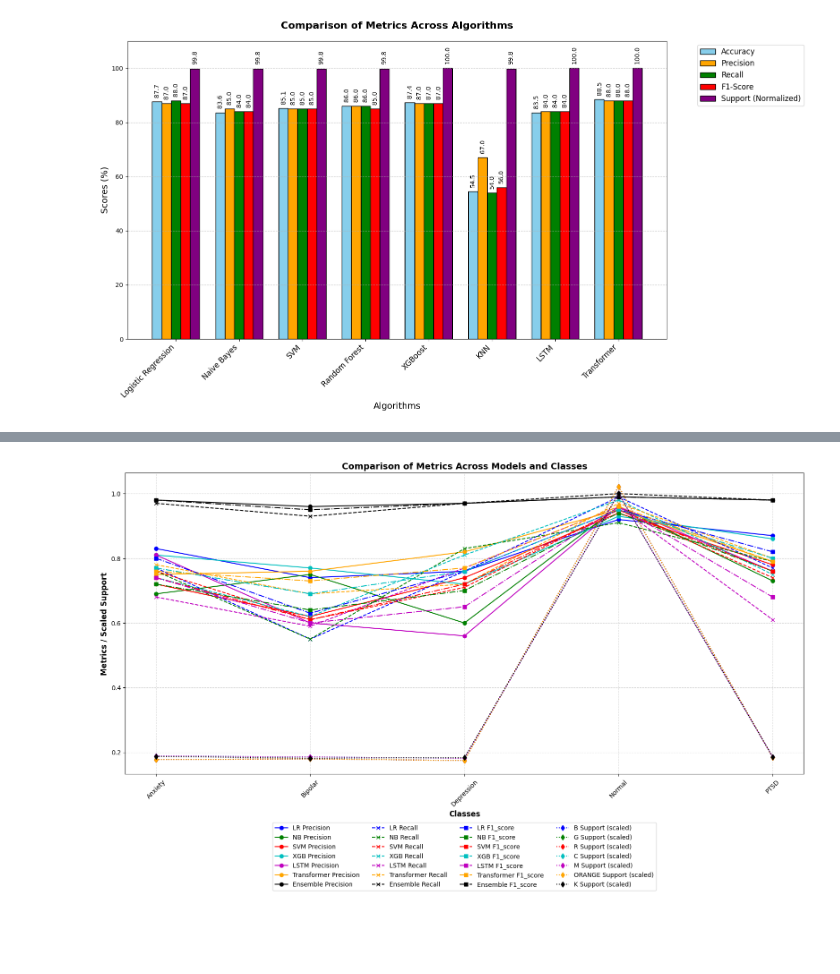
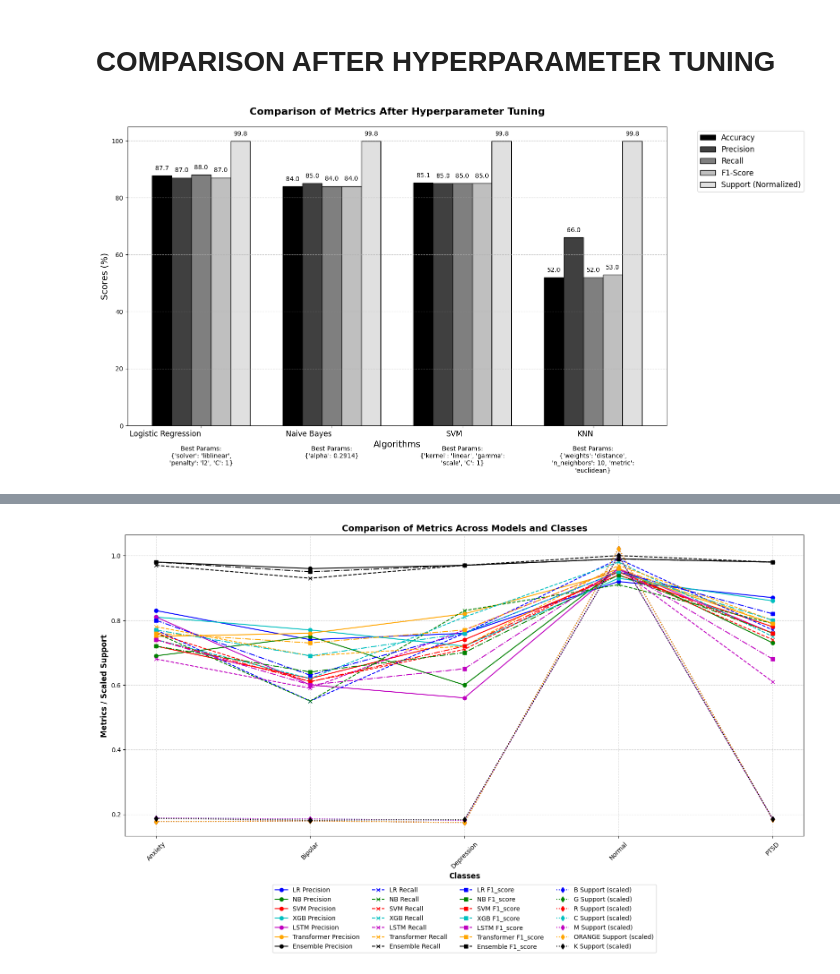
Before and after one commit to arkapg211002/MAFSMBMDDPWI-FYP-2025, a Jupyter notebook: D03 Model Training and Evaluation/Result Comparison Graph.ipynb, the cells around one changed output, grey strips where cells are left out. Saved outputs shown, nothing was run; the diff lists cells and outputs as text; code cells hidden in the pictures; blank space fills up the shorter version.

```diff
--- a/D03 Model Training and Evaluation/Result Comparison Graph.ipynb
+++ b/D03 Model Training and Evaluation/Result Comparison Graph.ipynb
@@ -106,14 +62,25 @@ plt.show()
+# %% [markdown]
+# COMPARISON AFTER HYPERPARAMETER TUNING
 # %%
 import numpy as np
 import matplotlib.pyplot as plt
+import textwrap
 
-# Data
-algorithms = ['Logistic Regression', 'Naive Bayes', 'SVM', 'Random Forest', 'XGBoost', 'KNN', 'LSTM', 'Transformer']
-accuracy = [87.66, 83.63, 85.13, 86.00, 87.39, 54.46, 83.55, 88.5]
-precision = [87.0, 85.0, 85.0, 86.0, 87.0, 67.0, 84.0, 88.0]
-recall = [88.0, 84.0, 85.0, 86.0, 87.0, 54.0, 84.0, 88.0]
-f1_score = [87.0, 84.0, 85.0, 85.0, 87.0, 56.0, 84.0, 88.0]
-support = [99.81, 99.81, 99.81, 99.81, 100.0, 99.81, 100.0, 100.0]
+# Data for algorithms after hyperparameter tuning
+algorithms = ['Logistic Regression', 'Naive Bayes', 'SVM', 'KNN']
+accuracy = [87.72, 83.95, 85.13, 52.03]  # From accuracy values
+precision = [87.0, 85.0, 85.0, 66.0]  # Weighted avg precision
+recall = [88.0, 84.0, 85.0, 52.0]  # Weighted avg recall
+f1_score = [87.0, 84.0, 85.0, 53.0]  # Weighted avg F1
+support = [99.81, 99.81, 99.81, 99.81]  # Total support (normalized)
+
+# Best hyperparameters for each algorithm
+best_params = [
+    "{'solver': 'liblinear', 'penalty': 'l2', 'C': 1}",  # Logistic Regression
+    "{'alpha': 0.2914}",  # Naive Bayes
+    "{'kernel': 'linear', 'gamma': 'scale', 'C': 1}",  # SVM
+    "{'weights': 'distance', 'n_neighbors': 10, 'metric': 'euclidean}"  # KNN
+]
 
 # Bar width
 width = 0.15
@@ -125,44 +92,55 @@ x = np.arange(len(algorithms))
 plt.figure(figsize=(16, 9))  # Increased size for clarity
 
 # Plot bars with distinct offsets
-plt.bar(x - 2*width, accuracy, width, label='Accuracy', color='skyblue', edgecolor='black')
-plt.bar(x - width, precision, width, label='Precision', color='orange', edgecolor='black')
-plt.bar(x, recall, width, label='Recall', color='green', edgecolor='black')
-plt.bar(x + width, f1_score, width, label='F1-Score', color='red', edgecolor='black')
-plt.bar(x + 2*width, support, width, label='Support (Normalized)', color='purple', edgecolor='black')
+plt.bar(x - 2*width, accuracy, width, label='Accuracy', color=gray_shades[0], edgecolor='black')
+plt.bar(x - width, precision, width, label='Precision', color=gray_shades[1], edgecolor='black')
+plt.bar(x, recall, width, label='Recall', color=gray_shades[2], edgecolor='black')
+plt.bar(x + width, f1_score, width, label='F1-Score', color=gray_shades[3], edgecolor='black')
+plt.bar(x + 2*width, support, width, label='Support (Normalized)', color=gray_shades[4], edgecolor='black')
 
 # Titles and labels
-plt.title('Comparison of Metrics Across Algorithms', fontsize=16, weight='bold', pad=20)
+plt.title('Comparison of Metrics After Hyperparameter Tuning', fontsize=16, weight='bold', pad=20)
 plt.ylabel('Scores (%)', fontsize=14)
 plt.xlabel('Algorithms', fontsize=14)
 plt.xticks(x, algorithms, rotation=45, ha="right", fontsize=12)
 
 # Add grid for better readability
 plt.grid(axis='y', linestyle='--', alpha=0.7)
 
 # Add legend outside the plot
 plt.legend(fontsize=12, loc='upper left', bbox_to_anchor=(1.05, 1))
 
 # Add values on top of the bars
 def add_labels(values, positions, offset, color):
     for i, v in enumerate(values):
-        plt.text(
-            positions[i] + offset, v + 1.5, f"{v:.1f}",
-            ha='center', va='bottom', fontsize=10, color=color, rotation=90
-        )
+        plt.text(positions[i] + offset, v + 1.5, f"{v:.1f}", ha='center', va='bottom', fontsize=10, color=color)
 
 add_labels(accuracy, x, -2*width, 'black')
 add_labels(precision, x, -width, 'black')
 add_labels(recall, x, 0, 'black')
 add_labels(f1_score, x, width, 'black')
 add_labels(support, x, 2*width, 'black')
 
+# Function to wrap the best hyperparameters text
+def wrap_text(text, width=30):
+    return "\n".join(textwrap.wrap(text, width=width))
+
+# Annotating best hyperparameters (with word wrap)
+y_position = -7  # Adjusted y position for the best parameters to be below the x-axis
+y_offset = 0
+for i, params in enumerate(best_params):
+    # Apply word wrapping to the best parameters text
+    wrapped_params = wrap_text(params, width=30)  # Adjust width as needed
+
+    plt.text(x[i], y_position + y_offset, f"Best Params:\n{wrapped_params}", ha='center', va='top', fontsize=10, color='black', rotation=0)
+
 # Adjust layout to prevent clipping
-plt.ylim(0, 110)
 plt.tight_layout()
 plt.subplots_adjust(right=0.8)  # Add space for the legend
 
+plt.xticks(rotation=0)
+
 # Show the plot
 plt.show()
 # %% [output]
-[figure, old version]
+[figure, new version]
```
Also changed, not shown: parts of 13 cells of this notebook, 1 other file.
